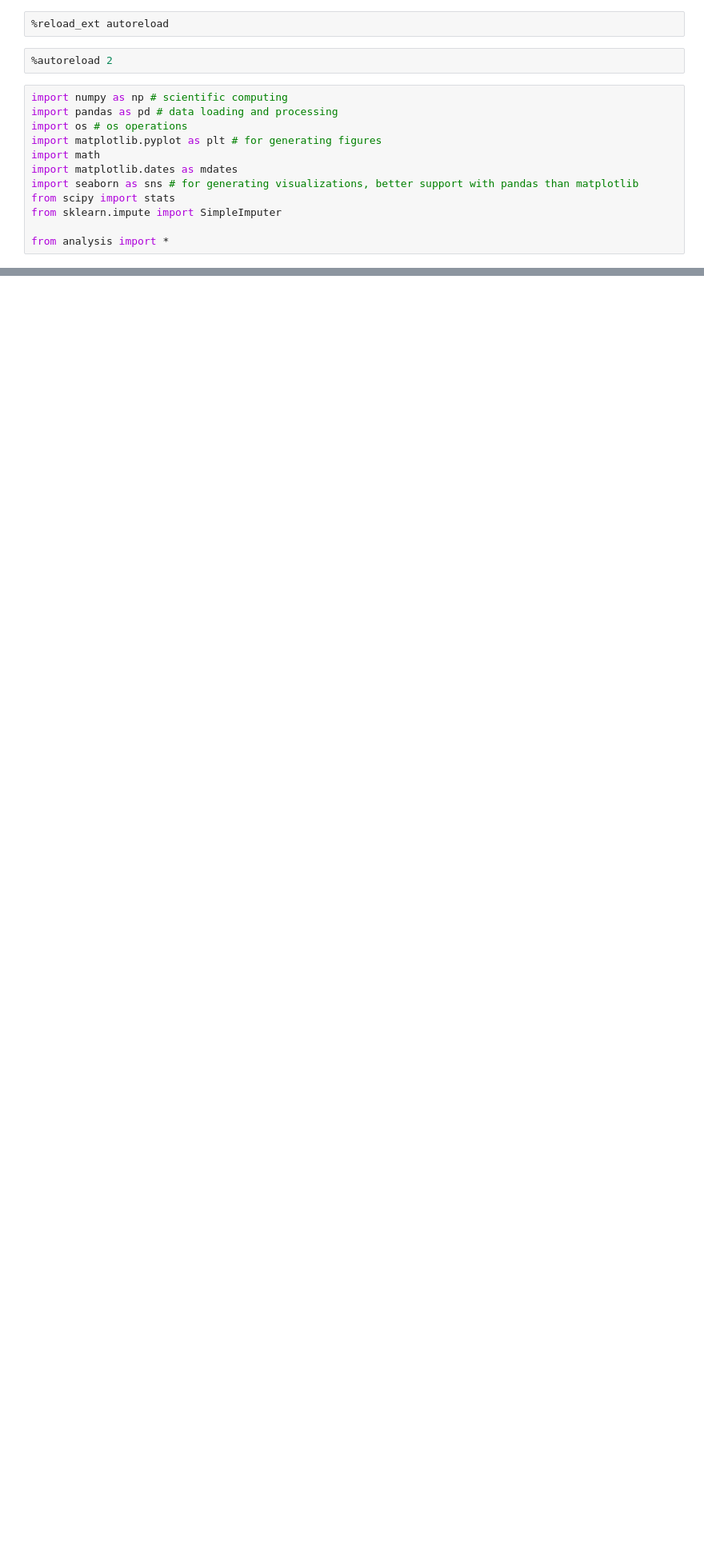
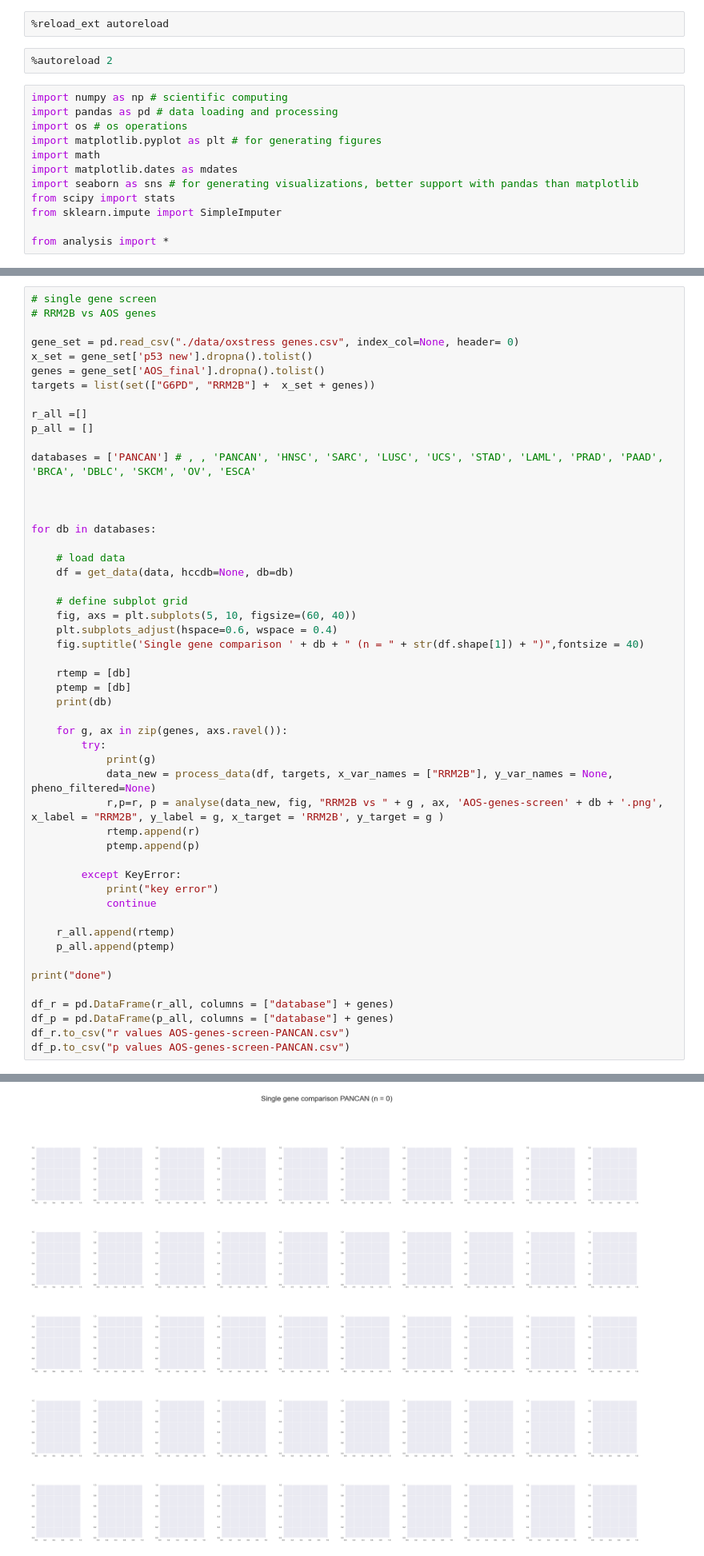
Before and after one commit to shanghongsim/NRF2-PARP1-Bioinformatics, a Jupyter notebook: single_gene_screen.ipynb, the cells around one changed output, grey strips where cells are left out. Shown at 80% size. Cells and saved outputs as stored; diff of their text form; blank space fills up the shorter version.

Commit message:
Added heatmap plotting code

```diff
--- a/single_gene_screen.ipynb
+++ b/single_gene_screen.ipynb
@@ -236,0 +237,52 @@ df_p.to_csv("p values p53sig-genes-selected.csv")
+# %%
+# single gene screen
+# RRM2B vs AOS genes
+
+gene_set = pd.read_csv("./data/oxstress genes.csv", index_col=None, header= 0)
+x_set = gene_set['p53 new'].dropna().tolist()
+genes = gene_set['AOS_final'].dropna().tolist()
+targets = list(set(["G6PD", "RRM2B"] +  x_set + genes))
+
+r_all =[]
+p_all = []
+
+databases = ['PANCAN'] # , , 'PANCAN', 'HNSC', 'SARC', 'LUSC', 'UCS', 'STAD', 'LAML', 'PRAD', 'PAAD', 'BRCA', 'DBLC', 'SKCM', 'OV', 'ESCA'
+
+
+
+for db in databases:
+
+    # load data
+    df = get_data(data, hccdb=None, db=db)
+
+    # define subplot grid
+    fig, axs = plt.subplots(5, 10, figsize=(60, 40))
+    plt.subplots_adjust(hspace=0.6, wspace = 0.4)
+    fig.suptitle('Single gene comparison ' + db + " (n = " + str(df.shape[1]) + ")",fontsize = 40)
+
+    rtemp = [db]
+    ptemp = [db]
+    print(db)
+
+    for g, ax in zip(genes, axs.ravel()):
+        try:
+            print(g)
+            data_new = process_data(df, targets, x_var_names = ["RRM2B"], y_var_names = None, pheno_filtered=None)
+            r,p=r, p = analyse(data_new, fig, "RRM2B vs " + g , ax, 'AOS-genes-screen' + db + '.png', x_label = "RRM2B", y_label = g, x_target = 'RRM2B', y_target = g )
+            rtemp.append(r)
+            ptemp.append(p)
+
+        except KeyError:
+            print("key error")
+            continue
+
+    r_all.append(rtemp)
+    p_all.append(ptemp)
+
+print("done")
+
+df_r = pd.DataFrame(r_all, columns = ["database"] + genes)
+df_p = pd.DataFrame(p_all, columns = ["database"] + genes)
+df_r.to_csv("r values AOS-genes-screen-PANCAN.csv")
+df_p.to_csv("p values AOS-genes-screen-PANCAN.csv")
+# %% [output]
@@ -236,0 +292 @@ df_p.to_csv("p values p53sig-genes-selected.csv")
+[figure, added]
```
Also changed, not shown: parts of 3 cells of this notebook, 9 other files.
